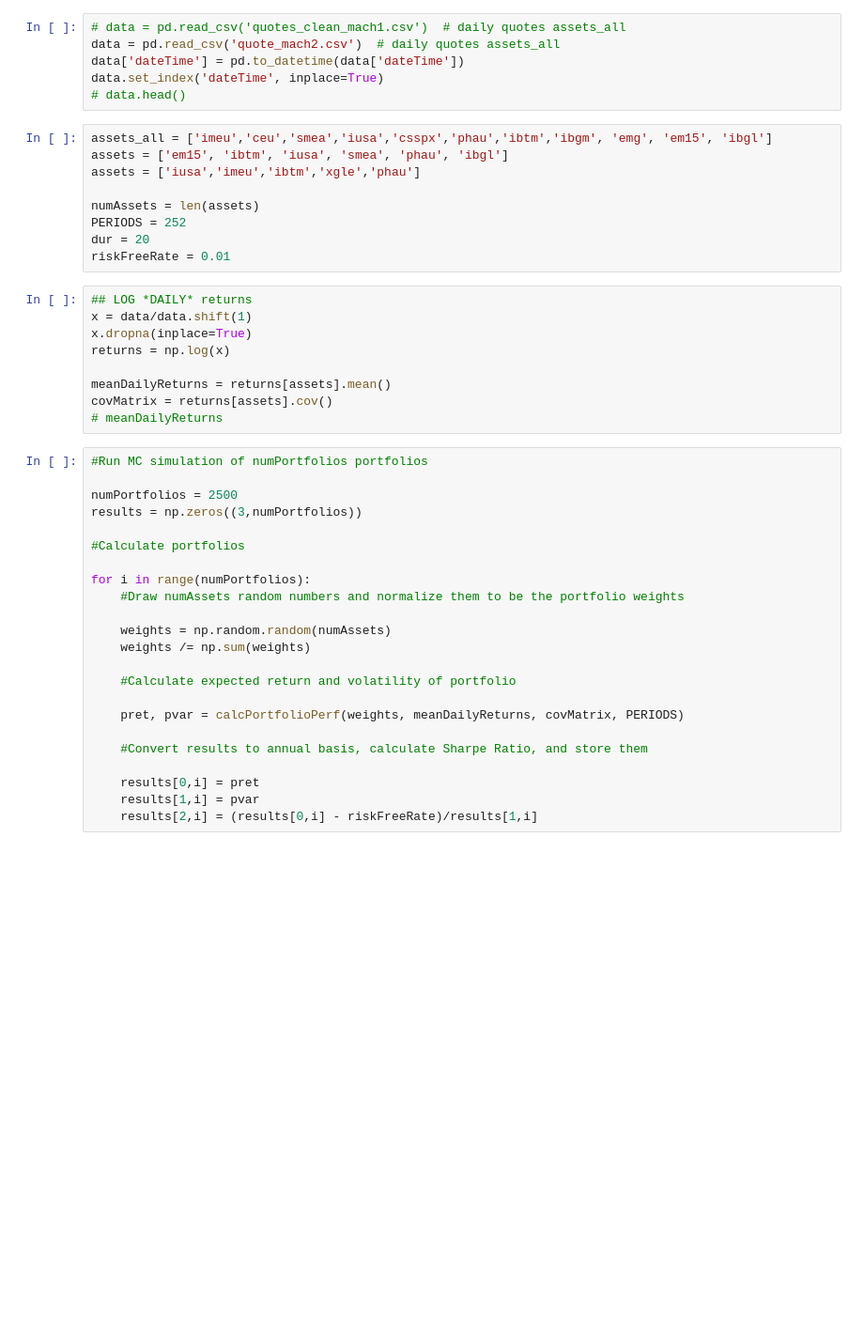
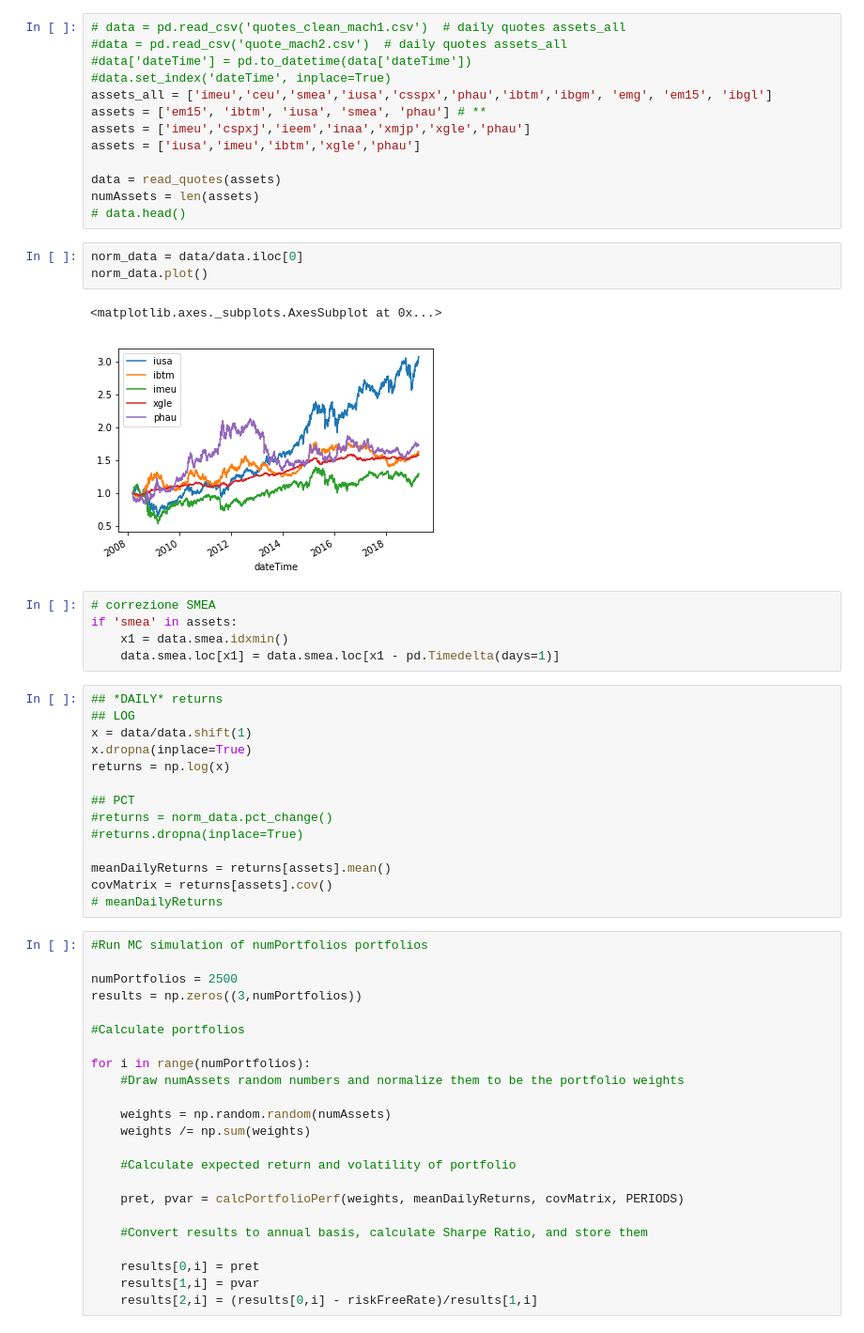
Before and after one commit to zniffur/mytrading, a Jupyter notebook: montecarlo_ef_tutti_gli_assets.ipynb, the cells around one changed output. Shown: that part at 94% size. Cells and saved outputs as stored; diff of their text form; blank space fills up the shorter version.

```diff
--- a/montecarlo_ef_tutti_gli_assets.ipynb
+++ b/montecarlo_ef_tutti_gli_assets.ipynb
@@ -5,24 +13,38 @@ from montecarlo import *
 # %%
 # data = pd.read_csv('quotes_clean_mach1.csv')  # daily quotes assets_all
-data = pd.read_csv('quote_mach2.csv')  # daily quotes assets_all
-data['dateTime'] = pd.to_datetime(data['dateTime'])
-data.set_index('dateTime', inplace=True)
+#data = pd.read_csv('quote_mach2.csv')  # daily quotes assets_all
+#data['dateTime'] = pd.to_datetime(data['dateTime'])
+#data.set_index('dateTime', inplace=True)
+assets_all = ['imeu','ceu','smea','iusa','csspx','phau','ibtm','ibgm', 'emg', 'em15', 'ibgl']
+assets = ['em15', 'ibtm', 'iusa', 'smea', 'phau'] # **
+assets = ['imeu','cspxj','ieem','inaa','xmjp','xgle','phau']
+assets = ['iusa','imeu','ibtm','xgle','phau']
+
+data = read_quotes(assets)
+numAssets = len(assets)
 # data.head()
-# %%
-assets_all = ['imeu','ceu','smea','iusa','csspx','phau','ibtm','ibgm', 'emg', 'em15', 'ibgl']
-assets = ['em15', 'ibtm', 'iusa', 'smea', 'phau', 'ibgl']
-assets = ['iusa','imeu','ibtm','xgle','phau']
-
-numAssets = len(assets)
-PERIODS = 252
-dur = 20
-riskFreeRate = 0.01
+# %%
+norm_data = data/data.iloc[0]
+norm_data.plot()
+# %% [output]
+<matplotlib.axes._subplots.AxesSubplot at 0x...>
+[figure, added]
+# %%
+# correzione SMEA
+if 'smea' in assets:
+    x1 = data.smea.idxmin()
+    data.smea.loc[x1] = data.smea.loc[x1 - pd.Timedelta(days=1)]
 # %%
-## LOG *DAILY* returns
+## *DAILY* returns
+## LOG
 x = data/data.shift(1)
 x.dropna(inplace=True)
 returns = np.log(x)
 
+## PCT
+#returns = norm_data.pct_change()
+#returns.dropna(inplace=True)
+
 meanDailyReturns = returns[assets].mean()
 covMatrix = returns[assets].cov()
 # meanDailyReturns
```
Also changed, not shown: parts of 3 cells of this notebook, 4 other files.
